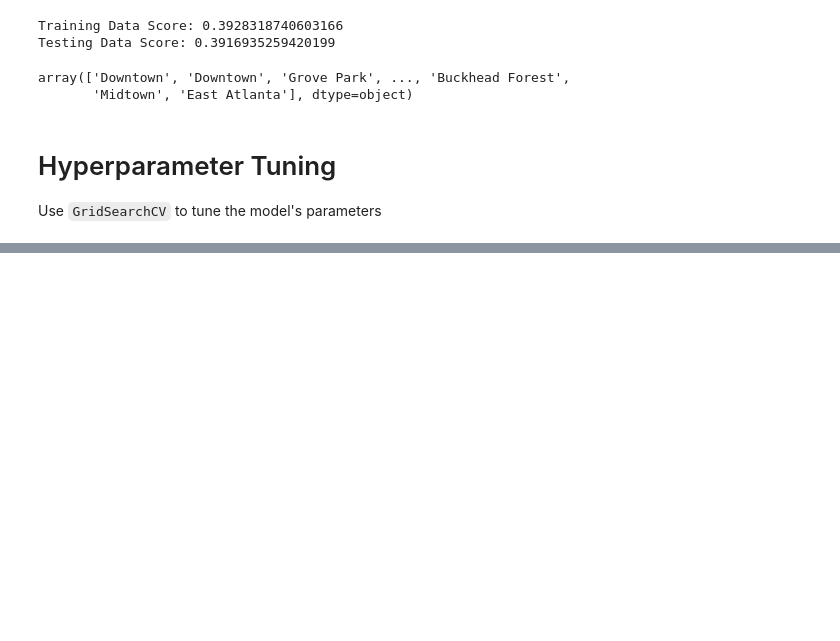
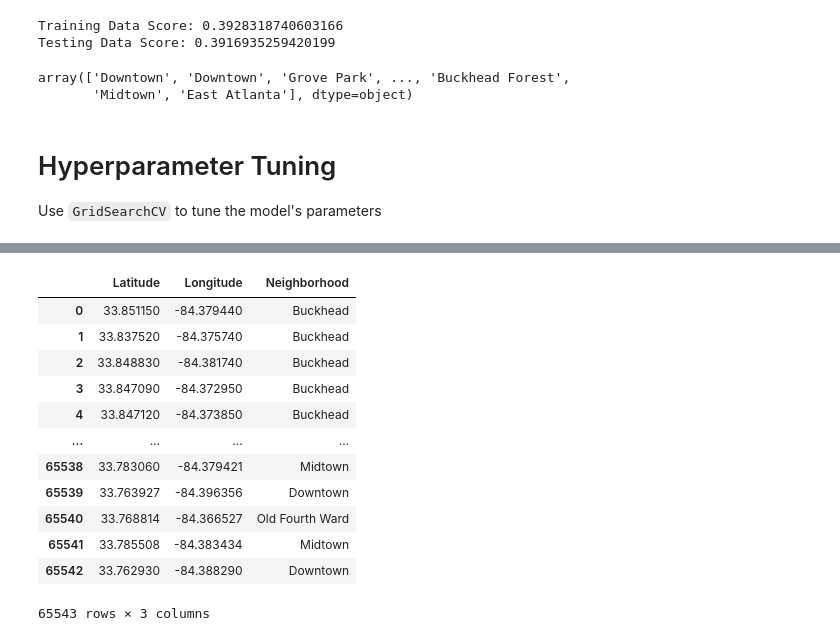
Before and after one commit to nahidfarzad8751/project_3, a Jupyter notebook: final_project_dcc/work_book_dcc.ipynb, the cells around one changed output, grey strips where cells are left out. Cells and saved outputs as stored; diff of their text form; code cells hidden in the pictures; blank space fills up the shorter version.

```diff
--- a/final_project_dcc/work_book_dcc.ipynb
+++ b/final_project_dcc/work_book_dcc.ipynb
@@ -345,0 +293,17 @@ df_reduced[(df_reduced["Neighborhood"] == "Midtown") | (df_reduced["Neighborhood
+# %%
+df_5hoods = pd.concat([df_buckhead,df_other_hoods], ignore_index=True, sort=False)
+df_5hoods
+# %% [output]
+|  | Latitude | Longitude | Neighborhood |
+| 0 | 33.851150 | -84.379440 | Buckhead |
+| 1 | 33.837520 | -84.375740 | Buckhead |
+| 2 | 33.848830 | -84.381740 | Buckhead |
+| 3 | 33.847090 | -84.372950 | Buckhead |
+| 4 | 33.847120 | -84.373850 | Buckhead |
+| ... | ... | ... | ... |
+| 65538 | 33.783060 | -84.379421 | Midtown |
+| 65539 | 33.763927 | -84.396356 | Downtown |
+| 65540 | 33.768814 | -84.366527 | Old Fourth Ward |
+| 65541 | 33.785508 | -84.383434 | Midtown |
+| 65542 | 33.762930 | -84.388290 | Downtown |
+65543 rows × 3 columns
```
Also changed, not shown: parts of 17 cells of this notebook.
